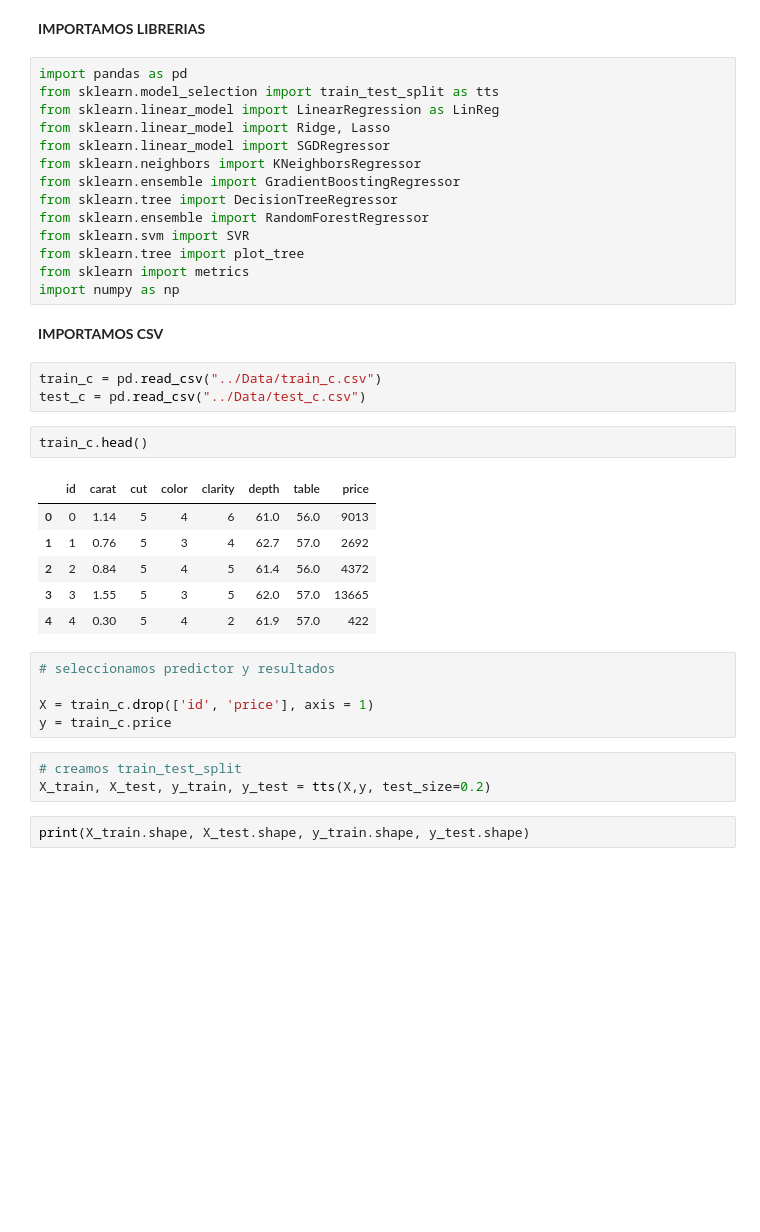
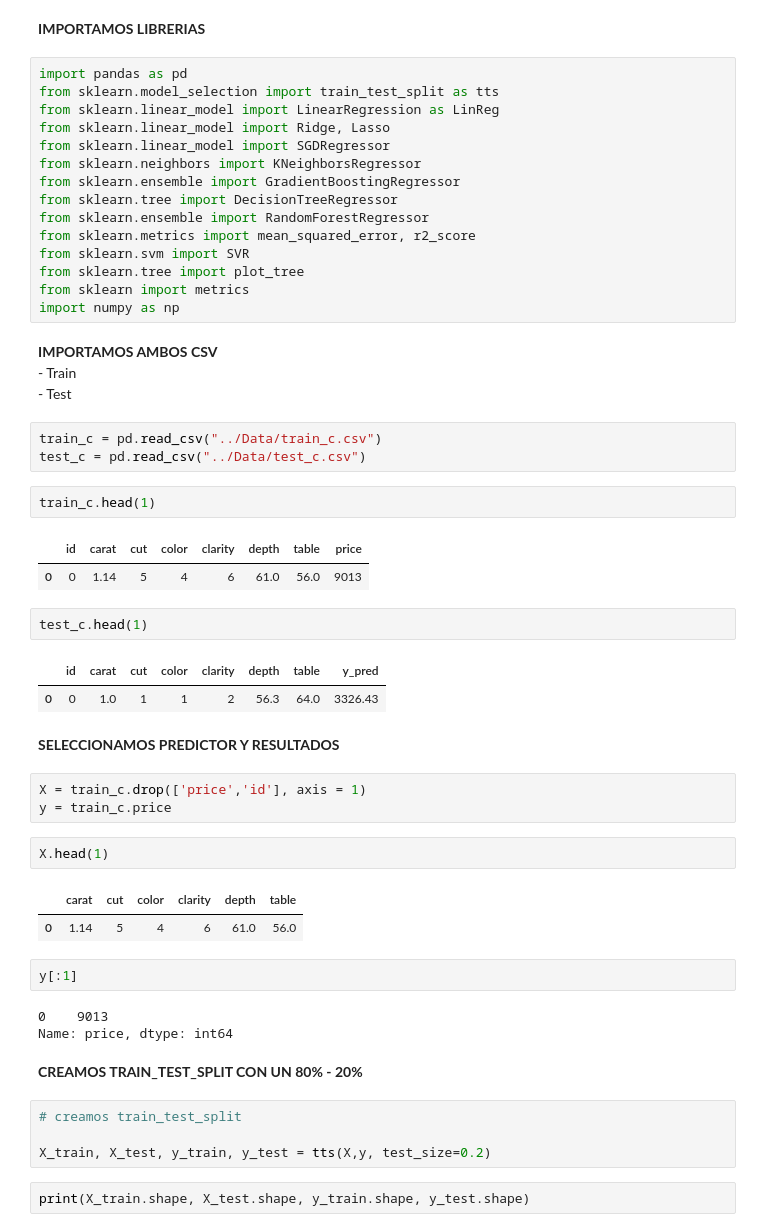
Before and after one commit to juanvpa/Diamond_price_prediction, a Jupyter notebook: Notebooks/Machine Learning.ipynb, the cells around one changed output. Drawn from its saved outputs; the diff is of its cells as text; blank space fills up the shorter version.

```diff
--- a/Notebooks/Machine Learning.ipynb
+++ b/Notebooks/Machine Learning.ipynb
@@ -10,31 +10,48 @@ from sklearn.neighbors import KNeighborsRegressor
 from sklearn.ensemble import GradientBoostingRegressor
 from sklearn.tree import DecisionTreeRegressor
 from sklearn.ensemble import RandomForestRegressor
+from sklearn.metrics import mean_squared_error, r2_score
 from sklearn.svm import SVR
 from sklearn.tree import plot_tree
 from sklearn import metrics
 import numpy as np
 # %% [markdown]
-**IMPORTAMOS CSV**
+**IMPORTAMOS AMBOS CSV**
+    - Train
+    - Test
 # %%
 train_c = pd.read_csv("../Data/train_c.csv")
 test_c = pd.read_csv("../Data/test_c.csv")
 # %%
-train_c.head()
+train_c.head(1)
 # %% [output]
 |  | id | carat | cut | color | clarity | depth | table | price |
 | 0 | 0 | 1.14 | 5 | 4 | 6 | 61.0 | 56.0 | 9013 |
-| 1 | 1 | 0.76 | 5 | 3 | 4 | 62.7 | 57.0 | 2692 |
-| 2 | 2 | 0.84 | 5 | 4 | 5 | 61.4 | 56.0 | 4372 |
-| 3 | 3 | 1.55 | 5 | 3 | 5 | 62.0 | 57.0 | 13665 |
-| 4 | 4 | 0.30 | 5 | 4 | 2 | 61.9 | 57.0 | 422 |
+# %%
+test_c.head(1)
+# %% [output]
+|  | id | carat | cut | color | clarity | depth | table | y_pred |
+| 0 | 0 | 1.0 | 1 | 1 | 2 | 56.3 | 64.0 | 3326.43 |
+# %% [markdown]
+**SELECCIONAMOS PREDICTOR Y RESULTADOS**
 # %%
-# seleccionamos predictor y resultados
-
-X = train_c.drop(['id', 'price'], axis = 1)
+X = train_c.drop(['price','id'], axis = 1)
 y = train_c.price
+# %%
+X.head(1)
+# %% [output]
+|  | carat | cut | color | clarity | depth | table |
+| 0 | 1.14 | 5 | 4 | 6 | 61.0 | 56.0 |
+# %%
+y[:1]
+# %% [output]
+0    9013
+Name: price, dtype: int64
+# %% [markdown]
+**CREAMOS TRAIN_TEST_SPLIT CON UN 80% - 20%**
 # %%
 # creamos train_test_split
+
 X_train, X_test, y_train, y_test = tts(X,y, test_size=0.2)
 # %%
 print(X_train.shape, X_test.shape, y_train.shape, y_test.shape)
```
Also changed, not shown: parts of 27 cells of this notebook, 5 other files.
